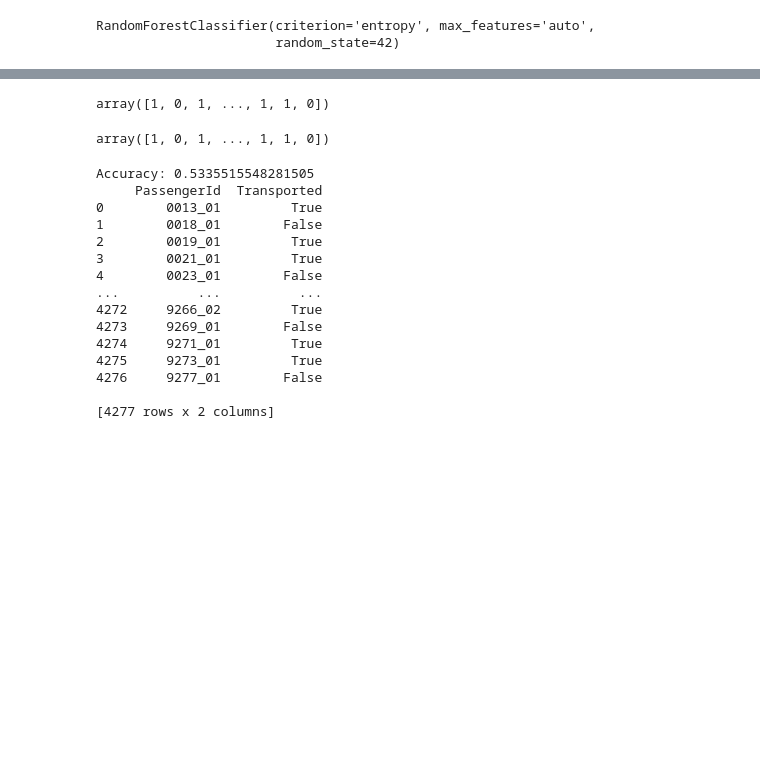
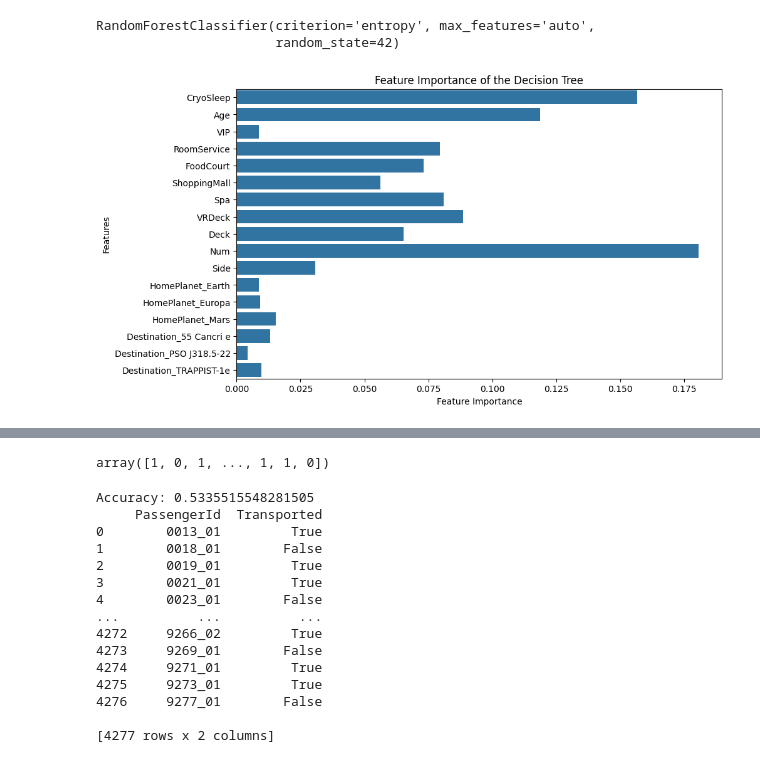
Before and after one commit to kaggle-challenge-group/machine_learning_model, a Jupyter notebook: kaggle_machine_lrnmodel.ipynb, the cells around one changed output, grey strips where cells are left out. Cells and saved outputs as stored; diff of their text form; code cells hidden in the pictures; blank space fills up the shorter version.

```diff
--- a/kaggle_machine_lrnmodel.ipynb
+++ b/kaggle_machine_lrnmodel.ipynb
@@ -760,6 +738,17 @@ model.fit(X_train, y_train)
 # %% [output]
 RandomForestClassifier(criterion='entropy', max_features='auto',
                        random_state=42)
+# %%
+tree_to_visualize = model.estimators_[0]
+
+plt.figure(figsize=(10, 6))
+sns.barplot(x=tree_to_visualize.feature_importances_, y=X_train.columns.tolist())
+plt.xlabel('Feature Importance')
+plt.ylabel('Features')
+plt.title('Feature Importance of the Decision Tree')
+plt.show()
+# %% [output]
+[figure, added]
 # %%
 test_data = test_final_encoded.drop(['PassengerId', 'Name','Transported'], axis=1)
 test_data.head()
@@ -781,6 +768,2 @@ predictions = np.where(predicted_transported > 0.5, 1, 0)
-# %%
-predictions
-# %% [output]
-array([1, 0, 1, ..., 1, 1, 0])
 # %%
 # Flatten the predictions array to make it 1-dimensional
```
Also changed, not shown: parts of 13 cells of this notebook.
